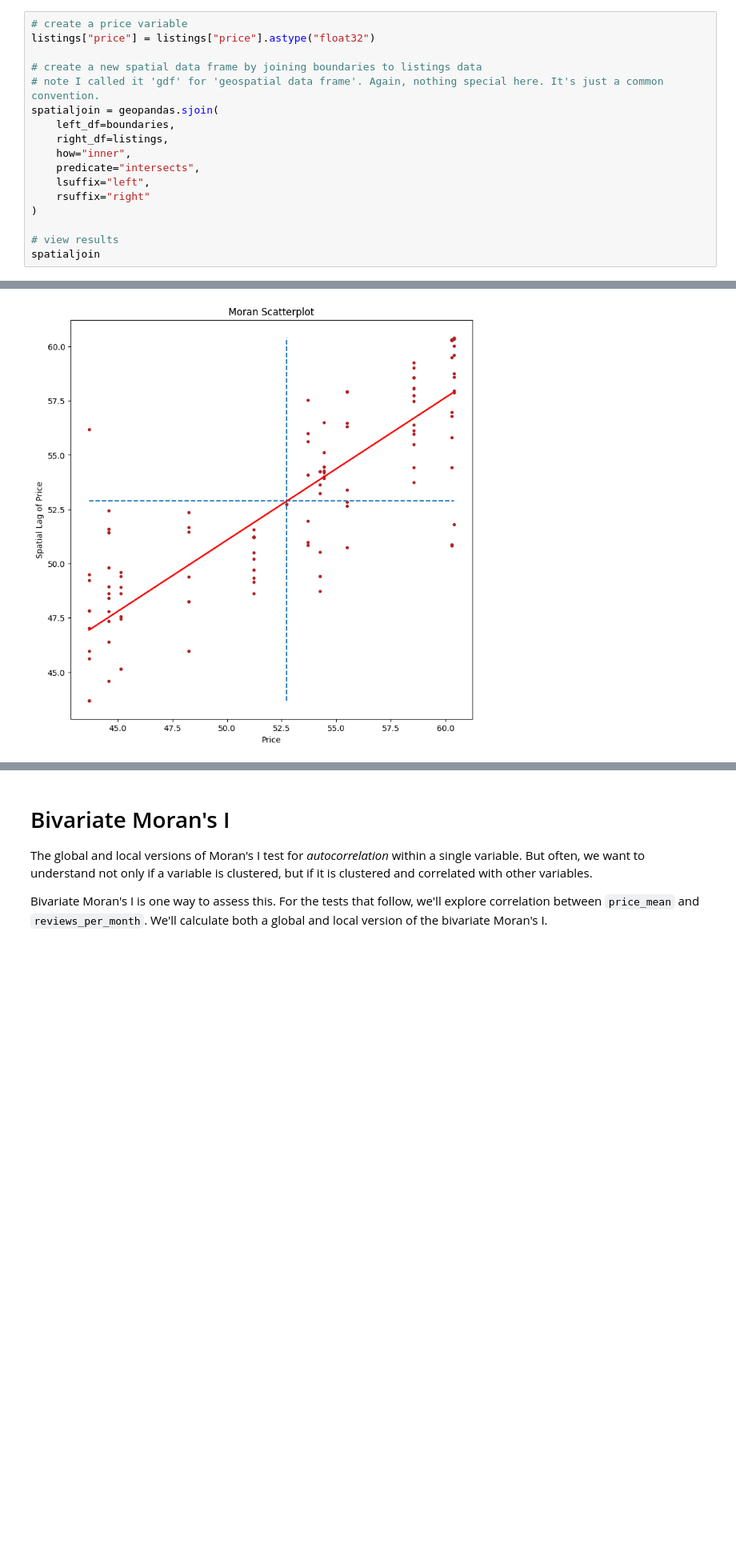
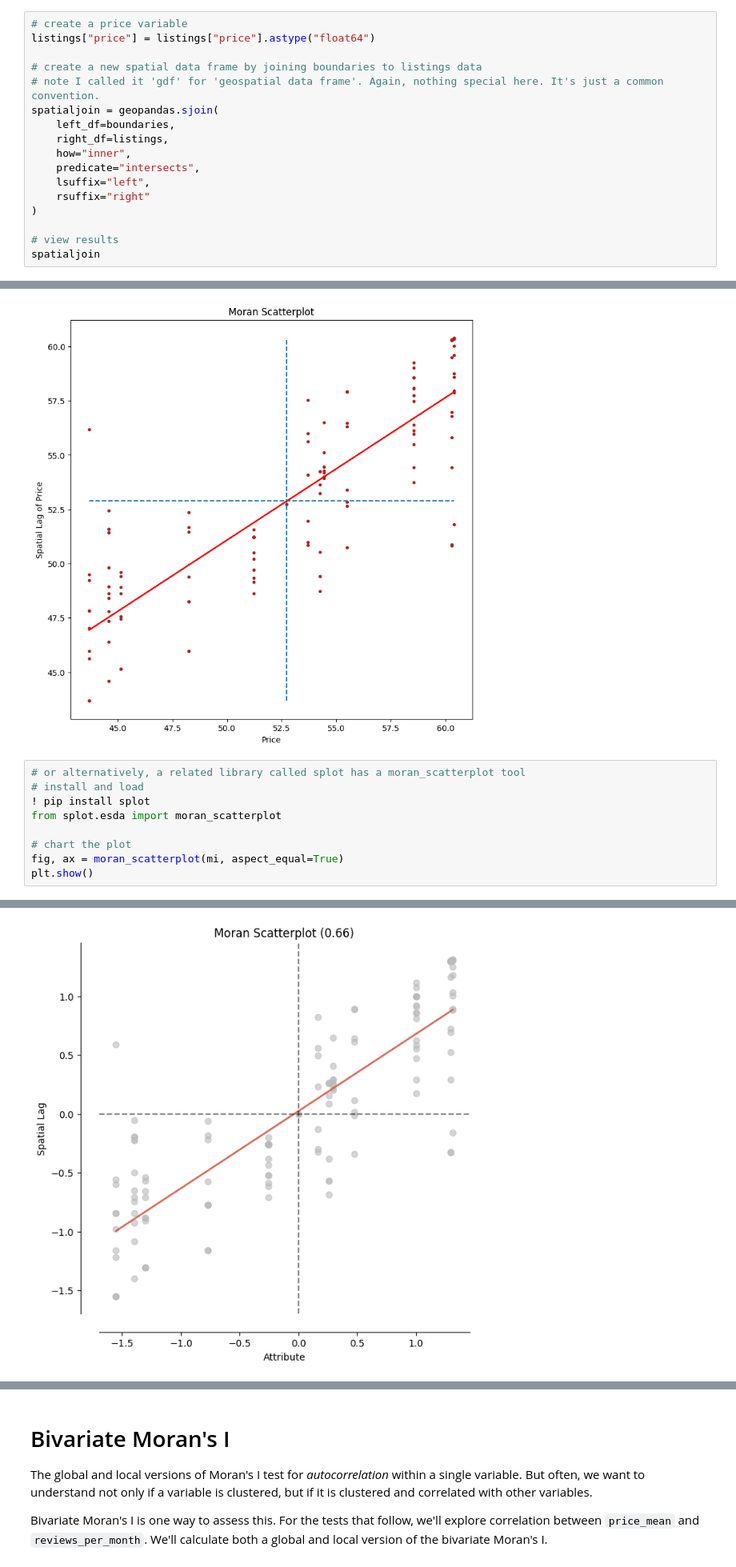
Before and after one commit to johnlauermann/student-resources, a Jupyter notebook: gis-data-tools/spatial_autocorrelation_pysal.ipynb, the cells around one changed output, grey strips where cells are left out. Shown at 80% size. Drawn from its saved outputs; the diff is of its cells as text; blank space fills up the shorter version.

```diff
--- a/gis-data-tools/spatial_autocorrelation_pysal.ipynb
+++ b/gis-data-tools/spatial_autocorrelation_pysal.ipynb
@@ -136,7 +136,7 @@ listings
 We'll start by exploring average AirBNB prices in Berlin. This exploration will demonstrate that there are visual variations in the price, but we'll need further statistical testing to assess if those visual patterns are statsitically significant.
 # %%
 # create a price variable
-listings["price"] = listings["price"].astype("float32")
+listings["price"] = listings["price"].astype("float64")
 
 # create a new spatial data frame by joining boundaries to listings data
 # note I called it 'gdf' for 'geospatial data frame'. Again, nothing special here. It's just a common convention.
@@ -412,3 +406,13 @@ plt.xlabel("Price")
 plt.show()
 # %% [output]
 [figure]
+# %%
+# or alternatively, a related library called splot has a moran_scatterplot tool
+# install and load
+! pip install splot
+from splot.esda import moran_scatterplot
+
+# chart the plot
+fig, ax = moran_scatterplot(mi, aspect_equal=True)
+plt.show()
+# %% [output]
@@ -415 +436,2 @@ plt.show()
+[figure, added]
 # %%
```
Also changed, not shown: parts of 14 cells of this notebook.
